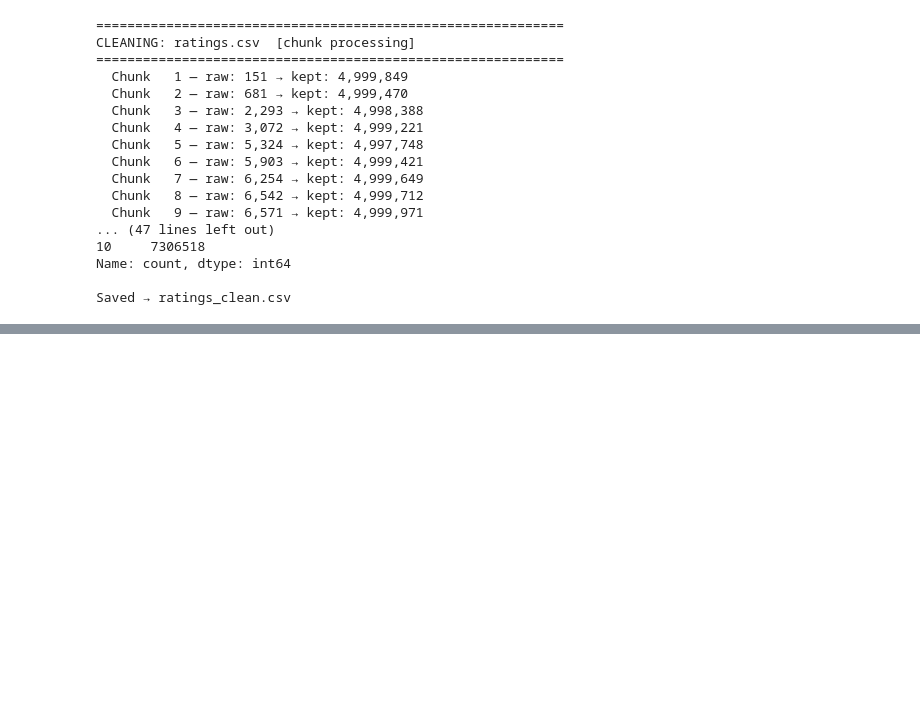
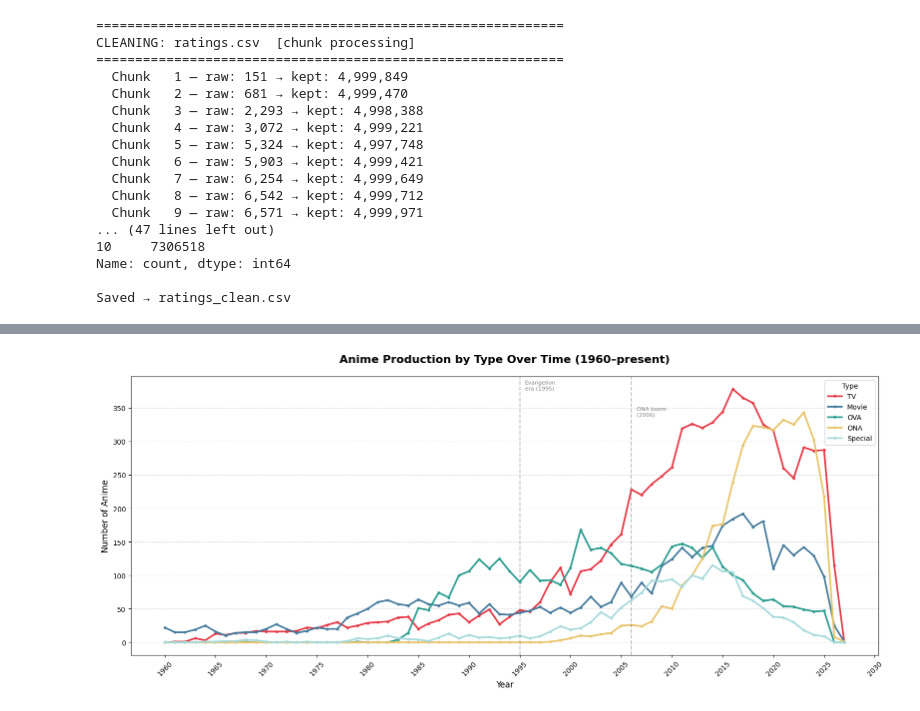
Before and after one commit to alexandrubudau141202/HCI-PROJECT, a Jupyter notebook: Jupyter Notebooks/analysis.ipynb, the cells around one changed output, grey strips where cells are left out. Drawn from its saved outputs; the diff is of its cells as text; code cells hidden in the pictures; blank space fills up the shorter version.

Commit message:
Added first Graph for the anime production by type over time (1960 onwards)

```diff
--- a/Jupyter Notebooks/analysis.ipynb
+++ b/Jupyter Notebooks/analysis.ipynb
@@ -1811,0 +1814,79 @@ Saved → ratings_clean.csv
+# %%
+import ast
+import warnings
+import matplotlib.ticker as ticker
+
+warnings.filterwarnings('ignore')
+
+CLEAN_PATH = '/Users/alexandrubudau/Desktop/HCI-PROJECT/cleaned datasets/'
+OUT_PATH   = '/Users/alexandrubudau/Desktop/HCI-PROJECT/cleaned datasets/'
+
+df = pd.read_csv(CLEAN_PATH + "details_clean.csv")
+
+# we keep only rows with valid start year
+df = df.dropna(subset=['start_year'])
+df['start_year'] = df['start_year'].astype(int)
+
+# we decide to keep only a meaningful range (1960 onwards)
+df = df[df['start_year'] >= 1960]
+
+# we add a decade column
+df['decade'] = (df['start_year'] // 10 ) * 10
+
+# ===========
+# FIRST CHART
+# ===========
+print("Building Chart 1: Anime produced per year by type...")
+
+# we focus on the main types
+main_types = ['TV', 'Movie', 'OVA', 'ONA', 'Special']
+df_types = df[df['type'].isin(main_types)]
+
+# then count per year per type
+yearly_type = (
+    df_types.groupby(['start_year', 'type'])
+    .size()
+    .reset_index(name='count')
+)
+
+# pivot for plotting
+pivot = yearly_type.pivot(index='start_year', columns='type', values='count').fillna(0)
+
+# and now we plot
+fig, ax = plt.subplots(figsize=(16, 7))
+
+colors = {
+    'TV'      : '#E63946',
+    'Movie'   : '#457B9D',
+    'OVA'     : '#2A9D8F',
+    'ONA'     : '#E9C46A',
+    'Special' : '#A8DADC'
+}
+
+for t in main_types:
+    if t in pivot.columns:
+        ax.plot(pivot.index, pivot[t], label=t,
+                color=colors[t], linewidth=2.5, marker='o', markersize=3)
+
+# Annotate key events
+ax.axvline(x=1995, color='gray', linestyle='--', alpha=0.5)
+ax.text(1995.5, ax.get_ylim()[1] * 0.95, 'Evangelion\nera (1995)',
+        fontsize=8, color='gray')
+
+ax.axvline(x=2006, color='gray', linestyle='--', alpha=0.5)
+ax.text(2006.5, ax.get_ylim()[1] * 0.85, 'ONA boom\n(2006)',
+        fontsize=8, color='gray')
+
+ax.set_title('Anime Production by Type Over Time (1960–present)',
+             fontsize=16, fontweight='bold', pad=20)
+ax.set_xlabel('Year', fontsize=12)
+ax.set_ylabel('Number of Anime', fontsize=12)
+ax.legend(title='Type', fontsize=10)
+ax.xaxis.set_major_locator(ticker.MultipleLocator(5))
+ax.grid(axis='y', linestyle='--', alpha=0.4)
+plt.xticks(rotation=45)
+plt.tight_layout()
+plt.savefig(OUT_PATH + 'chart1_anime_production_by_type.png', dpi=150, bbox_inches='tight')
+plt.show()
+print("  Saved → chart1_anime_production_by_type.png")
+# %% [output]
@@ -1811,0 +1894 @@ Saved → ratings_clean.csv
+[figure, added]
```
Also changed, not shown: parts of 2 cells of this notebook, 1 other file.
